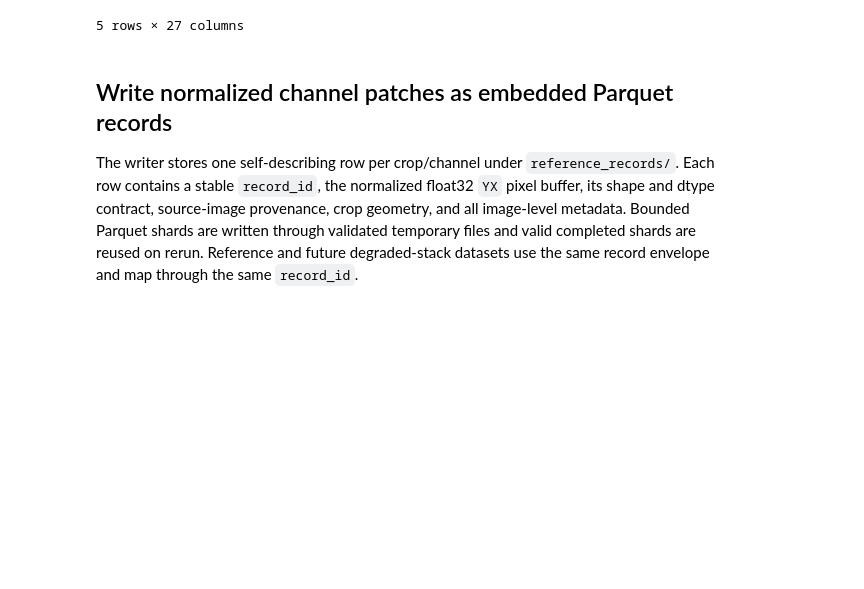
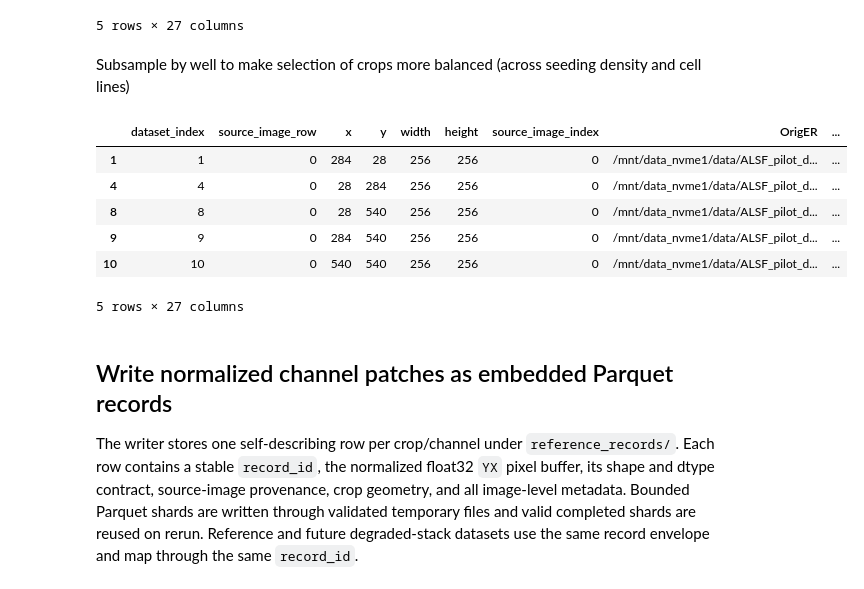
Before and after one commit to WayScience/virtual_staining_metric_analysis, a Jupyter notebook: 1.image_degradation_simulation/1.2.write_image_patches.ipynb, the cells around one changed output. Cells and saved outputs as stored; diff of their text form; code cells hidden in the pictures; blank space fills up the shorter version.

```diff
--- a/1.image_degradation_simulation/1.2.write_image_patches.ipynb
+++ b/1.image_degradation_simulation/1.2.write_image_patches.ipynb
@@ -31,6 +32,8 @@ analysis_dir = require_config_directory(config, "analysis_out_dir", create=True)
 local_profile_dir = require_config_directory(config, "local_profile_dir")
 channels = require_config_value(config, "channels")
 input_channel = require_config_membership(config, "input_channel", "channels")
+subsample_n = require_config_value(config, "simulation_subsample_n")
+subsample_seed = require_config_value(config, "simulation_subsample_seed")
 
 metadata_download_path = Path("metadata")
 metadata_download_path.mkdir(parents=True, exist_ok=True)
@@ -171,6 +174,32 @@ Indexed 46,289 crops
 | 3 | 3 | 0 | 796 | 28 | 256 | 256 | 0 | /mnt/data_nvme1/data/ALSF_pilot_d... | ... |
 | 4 | 4 | 0 | 28 | 284 | 256 | 256 | 0 | /mnt/data_nvme1/data/ALSF_pilot_d... | ... |
 5 rows × 27 columns
+# %% [markdown]
+Subsample by well to make selection of crops more balanced (across seeding density and cell lines)
+# %%
+group_cols = ["Metadata_Well", "Metadata_Plate"]
+
+rng = np.random.default_rng(subsample_seed)
+
+crop_index_sampled = (
+    crop_index
+    .assign(_sample_order=rng.random(len(crop_index)))
+    .sort_values(group_cols + ["_sample_order"])
+    .groupby(group_cols, sort=False)
+    .head(subsample_n)
+    .drop(columns="_sample_order")
+    .sort_index()
+)
+
+crop_index_sampled.head()
+# %% [output]
+|  | dataset_index | source_image_row | x | y | width | height | source_image_index | OrigER | ... |
+| 1 | 1 | 0 | 284 | 28 | 256 | 256 | 0 | /mnt/data_nvme1/data/ALSF_pilot_d... | ... |
+| 4 | 4 | 0 | 28 | 284 | 256 | 256 | 0 | /mnt/data_nvme1/data/ALSF_pilot_d... | ... |
+| 8 | 8 | 0 | 28 | 540 | 256 | 256 | 0 | /mnt/data_nvme1/data/ALSF_pilot_d... | ... |
+| 9 | 9 | 0 | 284 | 540 | 256 | 256 | 0 | /mnt/data_nvme1/data/ALSF_pilot_d... | ... |
+| 10 | 10 | 0 | 540 | 540 | 256 | 256 | 0 | /mnt/data_nvme1/data/ALSF_pilot_d... | ... |
+5 rows × 27 columns
 # %% [markdown]
 ## Write normalized channel patches as embedded Parquet records
 
```
Also changed, not shown: parts of 2 cells of this notebook, 7 other files.
